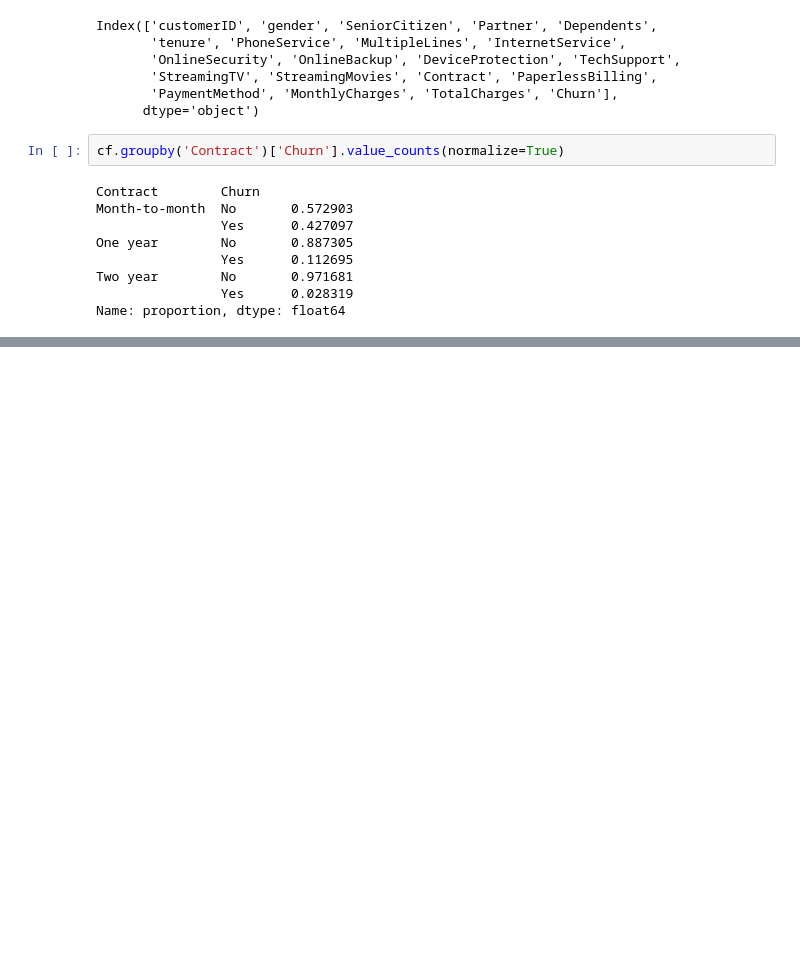
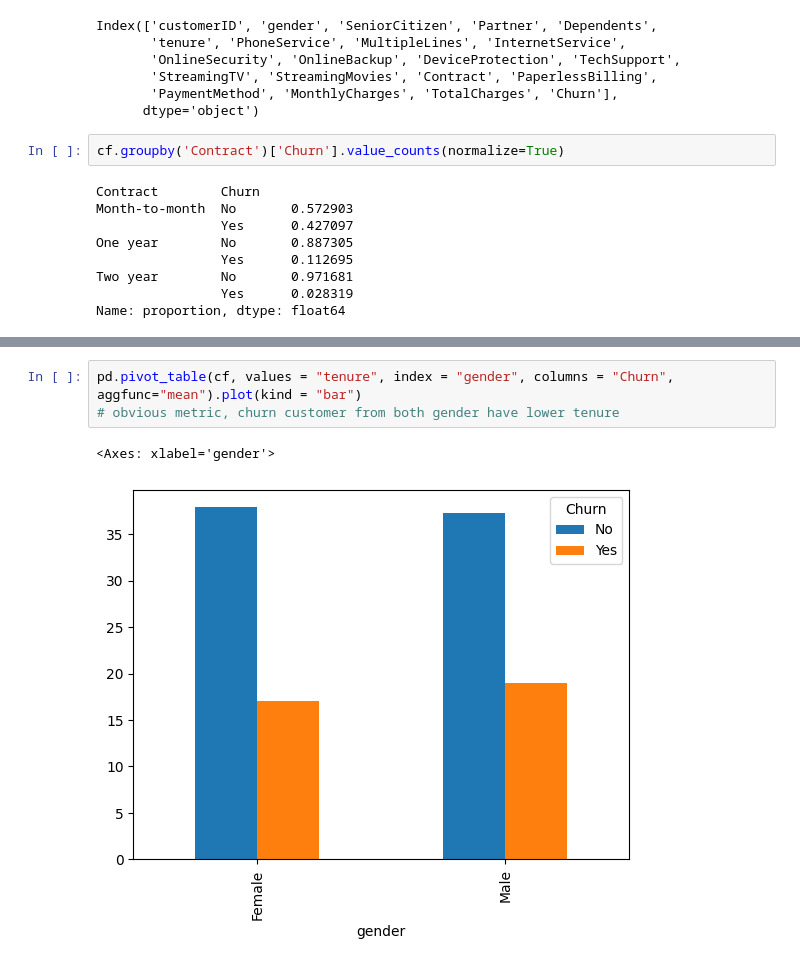
Before and after one commit to Priyanshu-Upadhyay-27/end-to-end-churn-ml, a Jupyter notebook: notebooks/EDA-Churn.ipynb, the cells around one changed output, grey strips where cells are left out. Drawn from its saved outputs; the diff is of its cells as text; blank space fills up the shorter version.

```diff
--- a/notebooks/EDA-Churn.ipynb
+++ b/notebooks/EDA-Churn.ipynb
@@ -270,0 +289,6 @@ pd.crosstab(cf['Contract'], cf['Churn'], normalize='index').plot(kind='bar')
+# %%
+pd.pivot_table(cf, values = "tenure", index = "gender", columns = "Churn", aggfunc="mean").plot(kind = "bar")
+# obvious metric, churn customer from both gender have lower tenure
+# %% [output]
+<Axes: xlabel='gender'>
+[figure, added]
```
Also changed, not shown: parts of 19 cells of this notebook.
